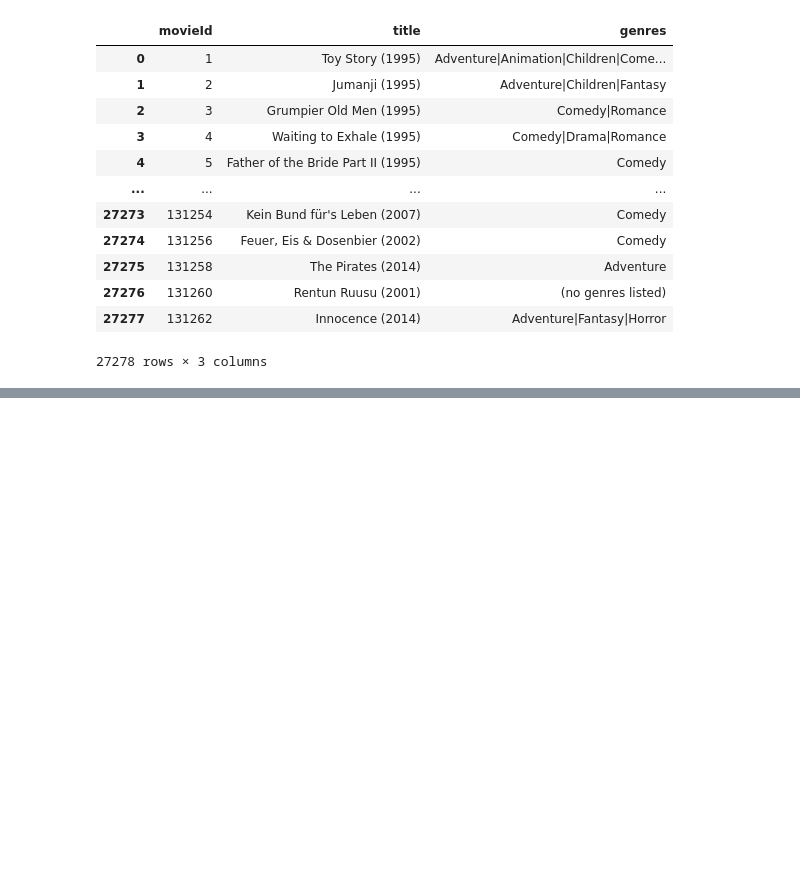
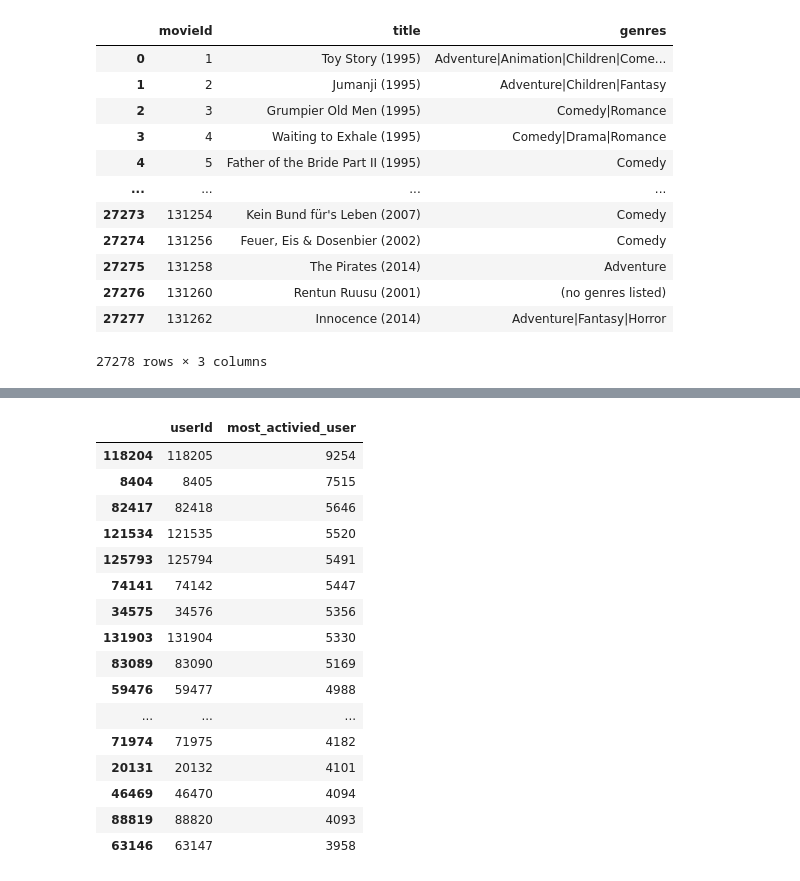
Before and after one commit to RaphaFang/movie-recommender, a Jupyter notebook: start.ipynb, the cells around one changed output, grey strips where cells are left out. Cells and saved outputs as stored; diff of their text form; code cells hidden in the pictures; blank space fills up the shorter version.

```diff
--- a/start.ipynb
+++ b/start.ipynb
@@ -160,0 +252,26 @@ movies
+# %%
+# 2.4 find out the activiced viewer
+
+rr = ratings_movies.groupby(["userId"]).size().reset_index(name="most_activied_user").sort_values('most_activied_user', ascending=False
+).head(20)
+rr
+
+# ratings_movies
+# %% [output]
+|  | userId | most_activied_user |
+| 118204 | 118205 | 9254 |
+| 8404 | 8405 | 7515 |
+| 82417 | 82418 | 5646 |
+| 121534 | 121535 | 5520 |
+| 125793 | 125794 | 5491 |
+| 74141 | 74142 | 5447 |
+| 34575 | 34576 | 5356 |
+| 131903 | 131904 | 5330 |
+| 83089 | 83090 | 5169 |
+| 59476 | 59477 | 4988 |
+| ... | ... | ... |
+| 71974 | 71975 | 4182 |
+| 20131 | 20132 | 4101 |
+| 46469 | 46470 | 4094 |
+| 88819 | 88820 | 4093 |
+| 63146 | 63147 | 3958 |
```
Also changed, not shown: parts of 4 cells of this notebook, 1 other file.
